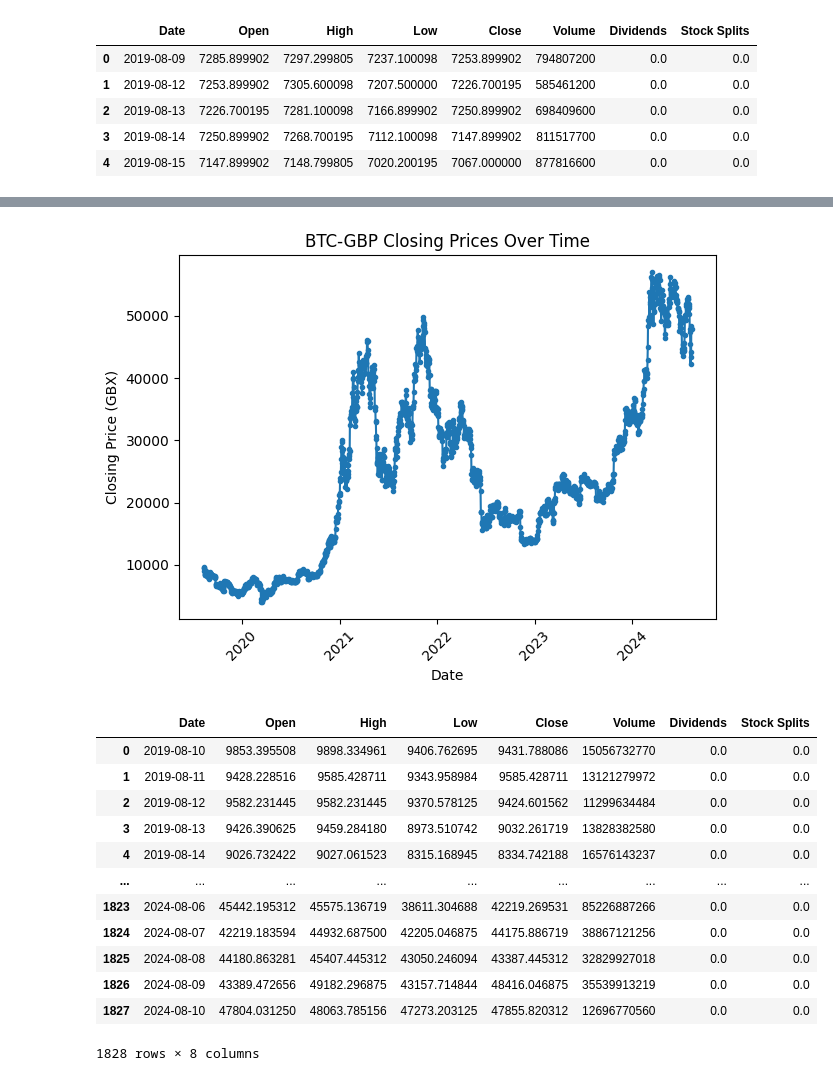
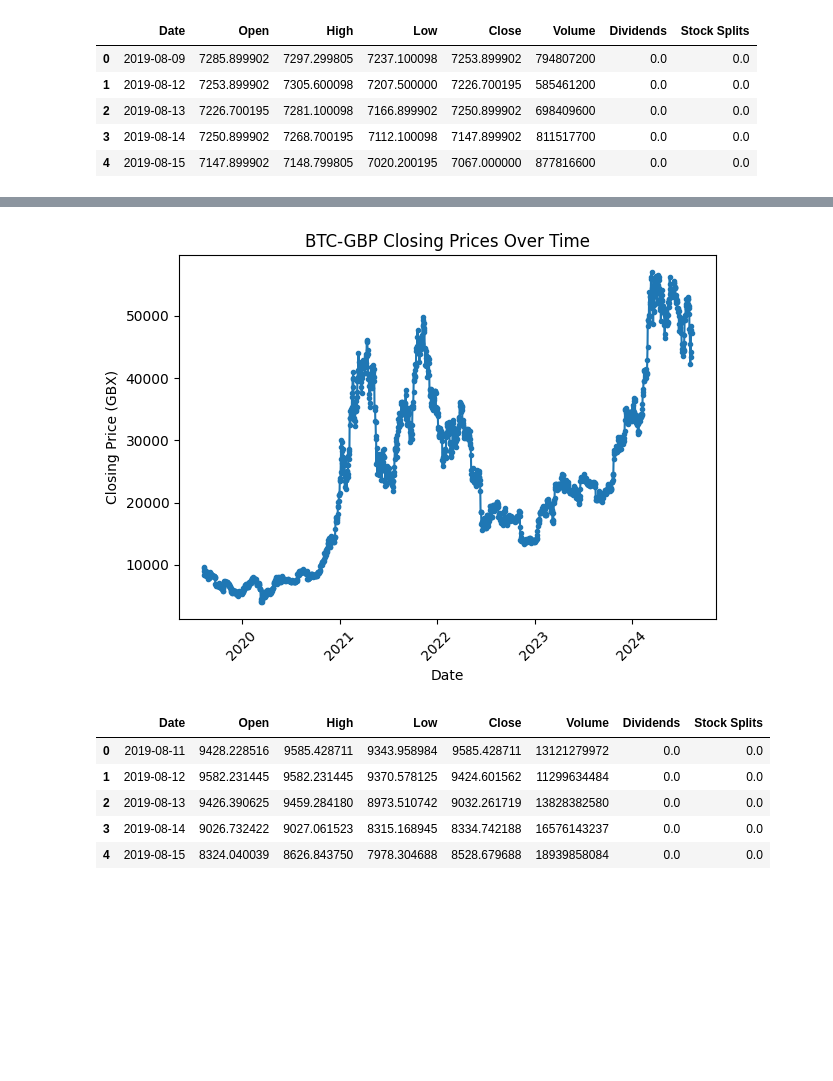
Before and after one commit to JoysGitHubPortfolio/SecuritiesModelling, a Jupyter notebook: Answers/Q1.ipynb, the cells around one changed output, grey strips where cells are left out. Cells and saved outputs as stored; diff of their text form; code cells hidden in the pictures; blank space fills up the shorter version.

```diff
--- a/Answers/Q1.ipynb
+++ b/Answers/Q1.ipynb
@@ -56,19 +64,12 @@ plt.show()
 # %%
 # Reference: https://pypi.org/project/yfinance/
 btc = Get5YSecurityPlot(security='BTC-GBP')
-btc
+btc.head(5)
 # %% [output]
 [figure]
 |  | Date | Open | High | Low | Close | Volume | Dividends | Stock Splits |
-| 0 | 2019-08-10 | 9853.395508 | 9898.334961 | 9406.762695 | 9431.788086 | 15056732770 | 0.0 | 0.0 |
-| 1 | 2019-08-11 | 9428.228516 | 9585.428711 | 9343.958984 | 9585.428711 | 13121279972 | 0.0 | 0.0 |
-| 2 | 2019-08-12 | 9582.231445 | 9582.231445 | 9370.578125 | 9424.601562 | 11299634484 | 0.0 | 0.0 |
-| 3 | 2019-08-13 | 9426.390625 | 9459.284180 | 8973.510742 | 9032.261719 | 13828382580 | 0.0 | 0.0 |
-| 4 | 2019-08-14 | 9026.732422 | 9027.061523 | 8315.168945 | 8334.742188 | 16576143237 | 0.0 | 0.0 |
-| ... | ... | ... | ... | ... | ... | ... | ... | ... |
-| 1823 | 2024-08-06 | 45442.195312 | 45575.136719 | 38611.304688 | 42219.269531 | 85226887266 | 0.0 | 0.0 |
-| 1824 | 2024-08-07 | 42219.183594 | 44932.687500 | 42205.046875 | 44175.886719 | 38867121256 | 0.0 | 0.0 |
-| 1825 | 2024-08-08 | 44180.863281 | 45407.445312 | 43050.246094 | 43387.445312 | 32829927018 | 0.0 | 0.0 |
-| 1826 | 2024-08-09 | 43389.472656 | 49182.296875 | 43157.714844 | 48416.046875 | 35539913219 | 0.0 | 0.0 |
-| 1827 | 2024-08-10 | 47804.031250 | 48063.785156 | 47273.203125 | 47855.820312 | 12696770560 | 0.0 | 0.0 |
+| 0 | 2019-08-11 | 9428.228516 | 9585.428711 | 9343.958984 | 9585.428711 | 13121279972 | 0.0 | 0.0 |
+| 1 | 2019-08-12 | 9582.231445 | 9582.231445 | 9370.578125 | 9424.601562 | 11299634484 | 0.0 | 0.0 |
+| 2 | 2019-08-13 | 9426.390625 | 9459.284180 | 8973.510742 | 9032.261719 | 13828382580 | 0.0 | 0.0 |
+| 3 | 2019-08-14 | 9026.732422 | 9027.061523 | 8315.168945 | 8334.742188 | 16576143237 | 0.0 | 0.0 |
+| 4 | 2019-08-15 | 8324.040039 | 8626.843750 | 7978.304688 | 8528.679688 | 18939858084 | 0.0 | 0.0 |
-1828 rows × 8 columns
```
Also changed, not shown: parts of 10 cells of this notebook, 5 other files.
